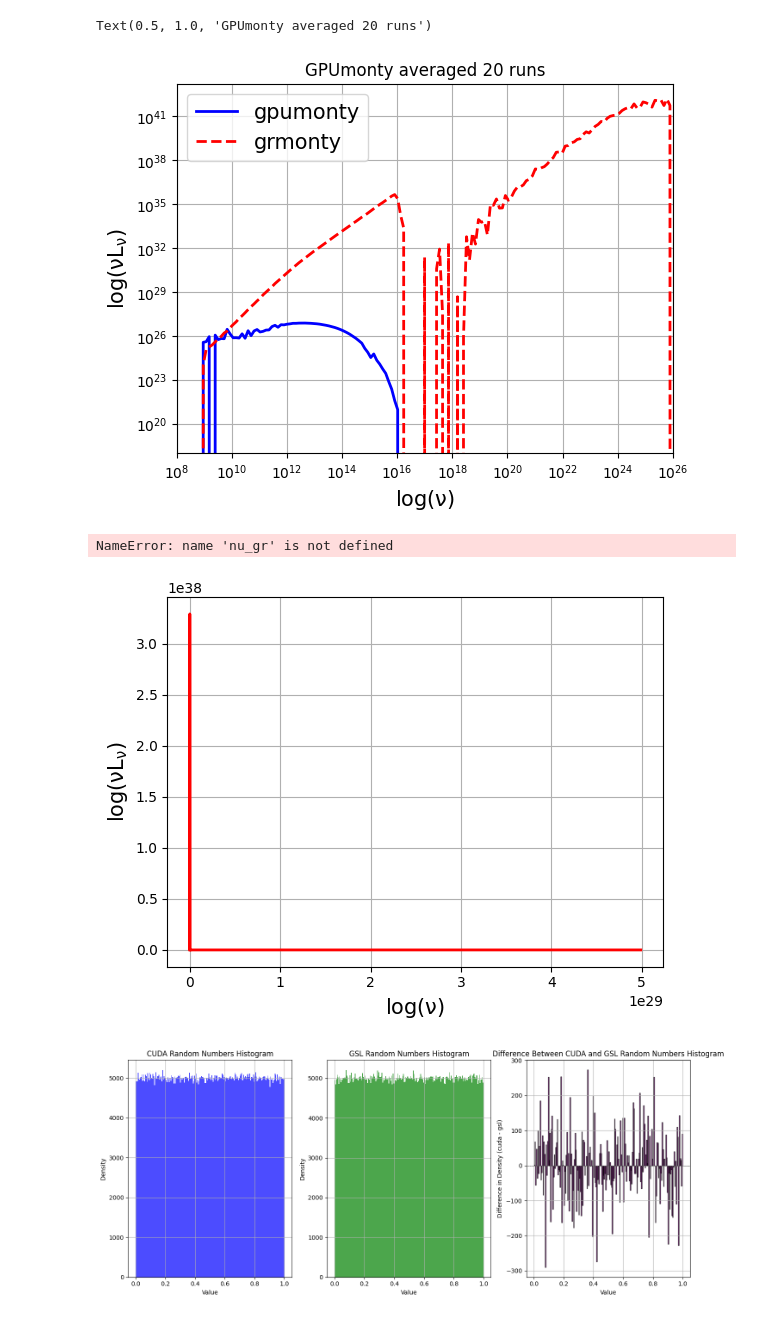
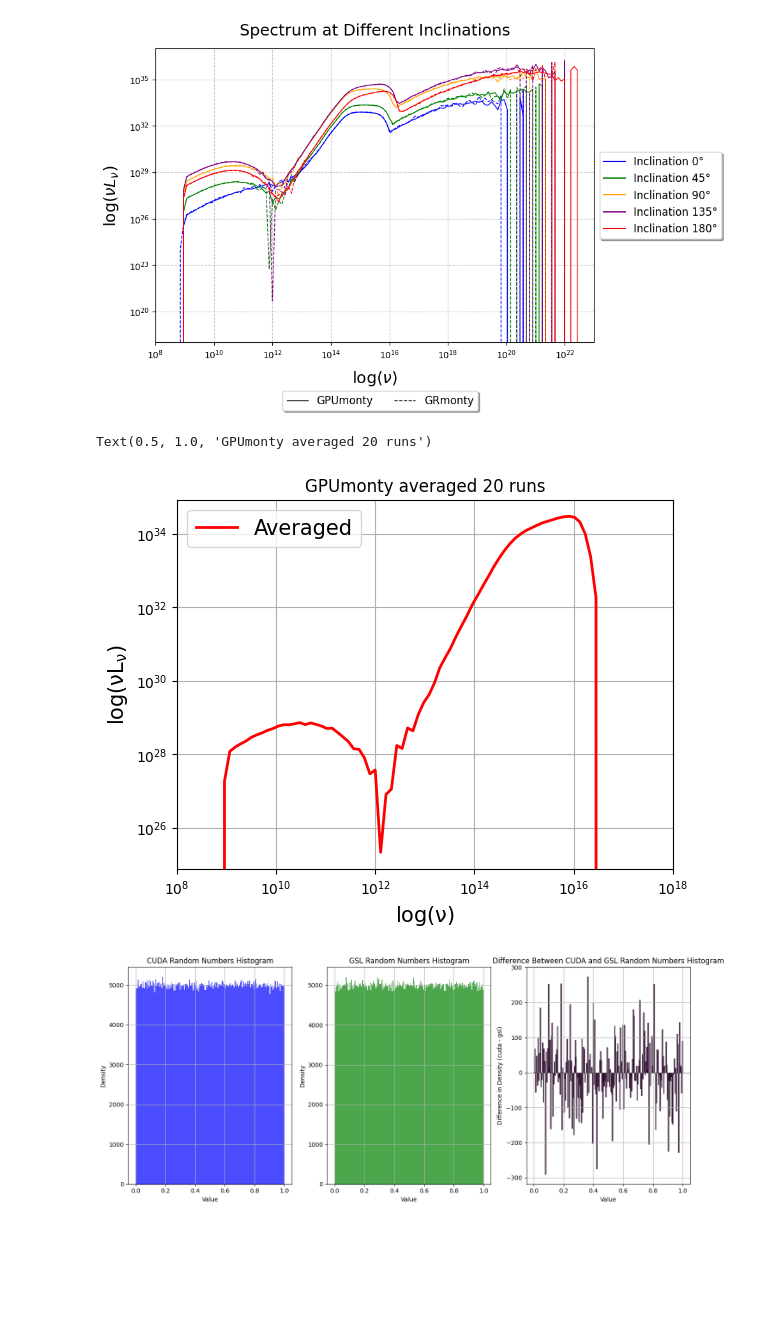
Before and after one commit to black-hole-group/gpumonty, a Jupyter notebook: Untitled.ipynb, the cells around one changed output. Cells and saved outputs as stored; diff of their text form; code cells hidden in the pictures; blank space fills up the shorter version.

Commit message:
latest version of grmonty with sane data

```diff
--- a/Untitled.ipynb
+++ b/Untitled.ipynb
@@ -37,5 +37,13 @@ nu, nuLnu = grmonty('./output/sane.spec')
 #domega_array = np.array([1.610196e+00, 3.714269e+00, 3.703976e+00,
                          #2.401148e+00, 9.885099e-01, 1.482720e-01])
+# %%
+num_runs = 20
+nu = np.zeros((num_runs+1, 200))        # Shape (20, 200)
+nuLnu = np.zeros((num_runs+1, 6, 200))  # Shape (20, 5, 200)
+
+# Loop through the specified range and call grmonty
+for i in range(1, num_runs + 1):
+    nu[i], nuLnu[i] = grmonty(f'./output/SANE_{i}.spec')
 # %%
 import numpy as np
 from astropy.io import ascii
@@ -71,6 +79,6 @@ def grmonty(file):
     #print(nu)
     # Return log(nu) and ll array
     return nu, ll
-nu2, nuLnu_2 = grmonty('../grmonty/output/grmonty_hamr.spec')
+nu2, nuLnu_2 = grmonty('../new/grmonty/output/SANE_4.spec')
 #domega_array = np.array([1.610196e+00, 3.714269e+00, 3.703976e+00,
                          #2.401148e+00, 9.885099e-01, 1.482720e-01])
@@ -77,26 +142,63 @@ nu2, nuLnu_2 = grmonty('../grmonty/output/grmonty_hamr.spec')
 # %%
-#from gpumonty
-import nmmn.sed
 import matplotlib.pyplot as plt
 import numpy as np
-plt.grid(True)
 
-plt.ylabel(r'$\rm log(\nu L_\nu)$', fontsize = 15)
-plt.xlabel(r'$\rm log(\nu)$', fontsize = 15)
+plt.figure(figsize=(10, 6))
 
-plt.plot(nu, nuLnu[5], lw = 2, color = 'b', label = 'gpumonty')
-plt.plot(nu2, nuLnu_2[5], lw = 2, color = 'red', linestyle = '--', label = 'grmonty')
+# Enable grid with a lighter color
+plt.grid(True, linestyle='--', alpha=0.7)
 
+# Define axis labels with larger fonts and improved readability
+plt.ylabel(r'$\mathrm{log}(\nu L_\nu)$', fontsize=18, labelpad=10)
+plt.xlabel(r'$\mathrm{log}(\nu)$', fontsize=18, labelpad=10)
+
+# Define a color map for different inclinations
+colors = ['blue', 'green', 'orange', 'purple', 'red']
+inclinations = ['0°', '45°', '90°', '135°', '180°']
+
+# Plot each inclination with varied colors and distinct styles
+for i in range(5):
+    # Solid line for `nuLnu` (GPUmonty)
+    plt.plot(nu, nuLnu[i], lw=1, color=colors[i])
+
+    # Dashed line for `nuLnu_2` (GRmonty)
+    plt.plot(nu2, nuLnu_2[i], lw=1, color=colors[i], linestyle='--')
+
+# Set logarithmic scale for axes
 plt.yscale('log')
 plt.xscale('log')
-plt.ylim(1e18)
-plt.xlim(1e8, 1e26)
 
-plt.legend(fontsize = 15)
-plt.title("GPUmonty averaged 20 runs")
+# Define axis limits
+plt.ylim(1e18, None)
+plt.xlim(1e8, 1e23)
+
+# Add title with slightly larger font
+plt.title(r'Spectrum at Different Inclinations', fontsize=18, pad=15)
+
+# Customize legend for color-inclination association
+for i in range(5):
+    plt.plot([], [], color=colors[i], label=f'Inclination {inclinations[i]}')
+
+# Place the legend on the right side
+plt.legend(fontsize=12, loc='center left', bbox_to_anchor=(1, 0.5), frameon=True, shadow=True)
+
+# Create custom legend entries for line styles
+custom_lines = [
+    Line2D([0], [0], color='black', lw=1, linestyle='-', label='GPUmonty'),
+    Line2D([0], [0], color='black', lw=1, linestyle='--', label='GRmonty')
+]
+
+# Add the first legend for inclinations
+plt.legend(fontsize=12, loc='center left', bbox_to_anchor=(1, 0.5), frameon=True, shadow=True)
+
+# Add the custom legend below the plot for line types
+plt.figlegend(handles=custom_lines, fontsize=12, loc='lower center', bbox_to_anchor=(0.45, -0.05), frameon=True, shadow=True, ncol=2)
+
+# Display the plot
+plt.tight_layout()
+plt.show()
 # %% [output]
-Text(0.5, 1.0, 'GPUmonty averaged 20 runs')
-[figure, old version]
+[figure, new version]
 # %%
 #from gpumonty
 import nmmn.sed
@@ -109,16 +211,15 @@ plt.ylabel(r'$\rm log(\nu L_\nu)$', fontsize = 15)
 plt.xlabel(r'$\rm log(\nu)$', fontsize = 15)
 
 plt.plot(nu, nuLnu[5], lw = 2, color = 'red', label = 'Averaged')
-plt.plot(nu_gr, nuLnu_gr[5], linestyle = '--', lw = 2, color = 'black', label = 'grmonty')
 
 plt.yscale('log')
 plt.xscale('log')
-
+plt.xlim(1e8, 1e18)
 plt.legend(fontsize = 15)
 plt.title("GPUmonty averaged 20 runs")
 # %% [output]
-NameError: name 'nu_gr' is not defined
+Text(0.5, 1.0, 'GPUmonty averaged 20 runs')
-[figure, old version]
+[figure, new version]
 # %%
 import numpy as np
 import matplotlib.pyplot as plt
```
Also changed, not shown: parts of 2 cells of this notebook, 6 other files.
